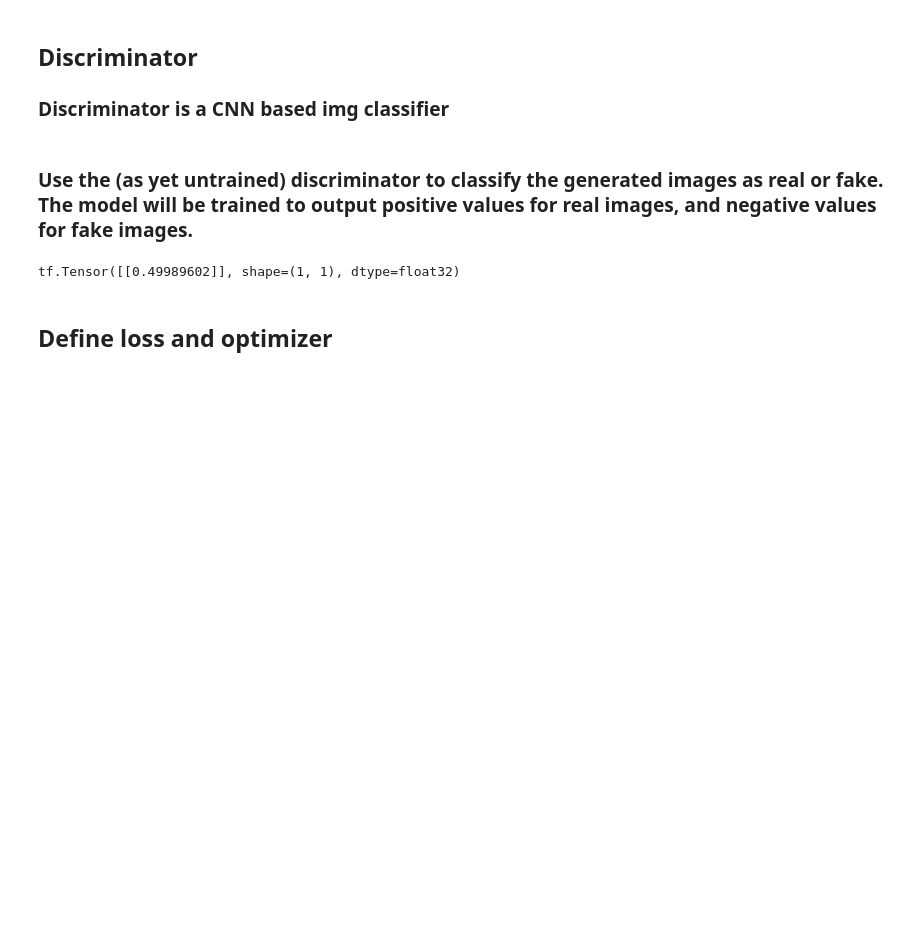
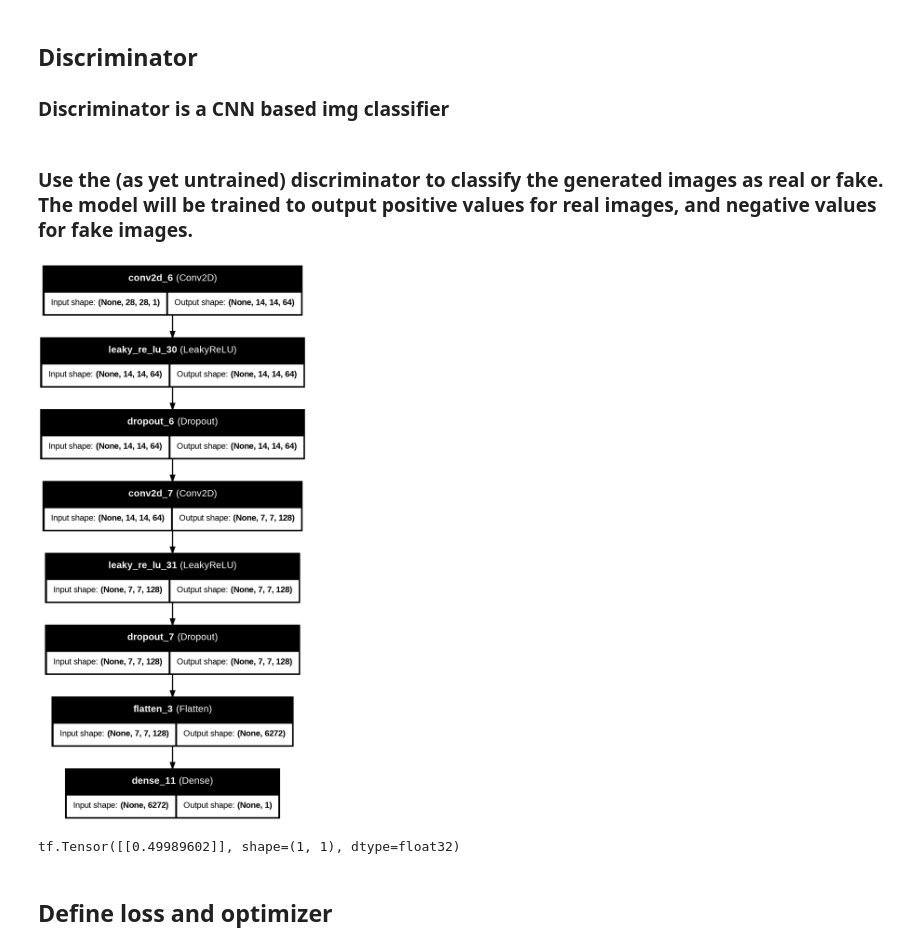
Before and after one commit to anikchand461/GAN-MNIST, a Jupyter notebook: GAN_MNIST_Notebook.ipynb, the cells around one changed output. Drawn from its saved outputs; the diff is of its cells as text; code cells hidden in the pictures; blank space fills up the shorter version.

```diff
--- a/GAN_MNIST_Notebook.ipynb
+++ b/GAN_MNIST_Notebook.ipynb
@@ -142,4 +177,14 @@ def make_discriminator_model():
     return model
 # %% [markdown]
 ### Use the (as yet untrained) discriminator to classify the generated images as real or fake. The model will be trained to output positive values for real images, and negative values for fake images.
+# %%
+from tensorflow.keras.utils import plot_model
+
+# Assuming you already created your generator
+discriminator = make_discriminator_model()
+
+# Save a diagram of the model
+plot_model(discriminator, to_file='/kaggle/working/discriminator_model.png', show_shapes=True, show_layer_names=True)
+# %% [output]
+[figure, added]
 # %%
```
Also changed, not shown: parts of 6 cells of this notebook, 1 other file.
